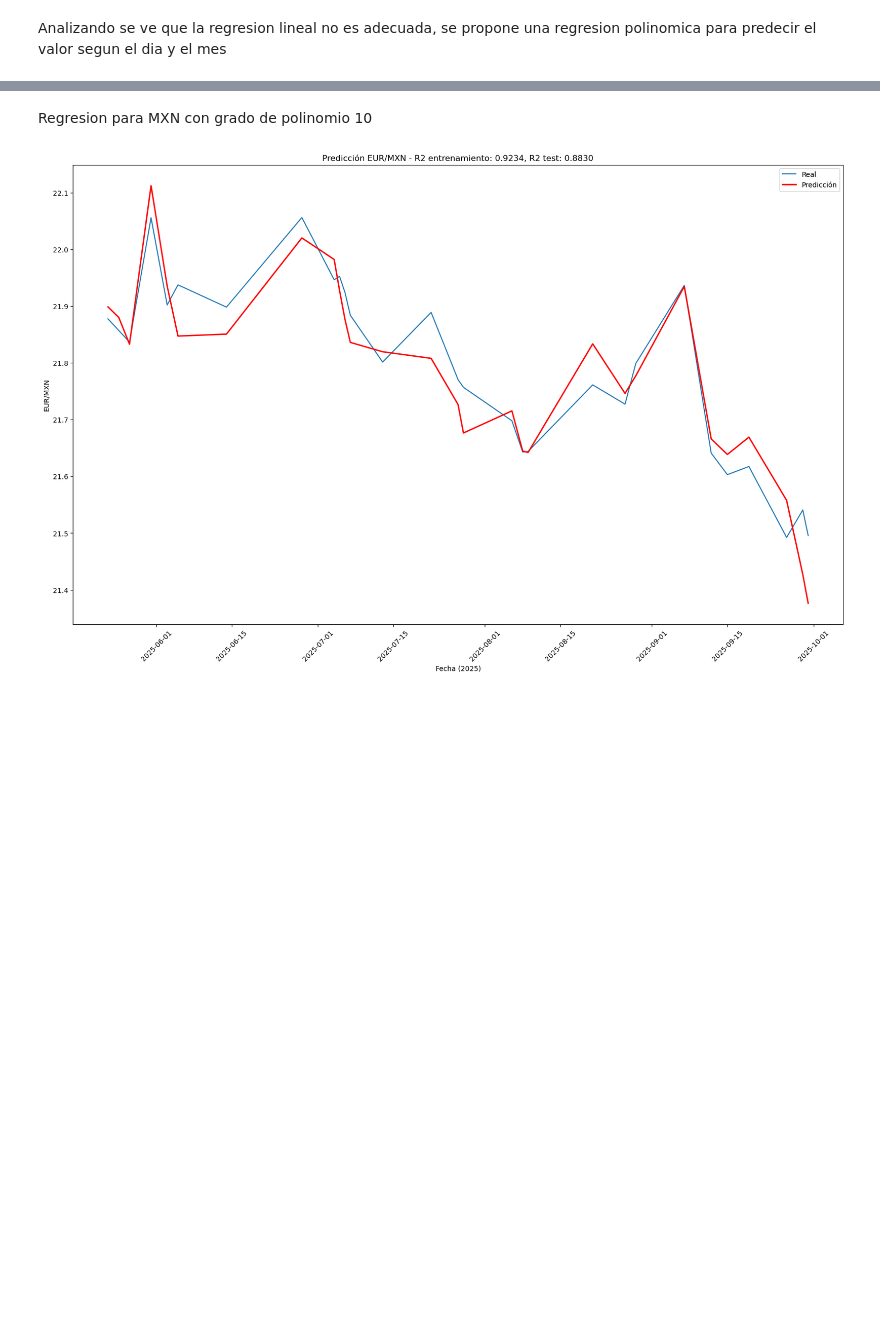
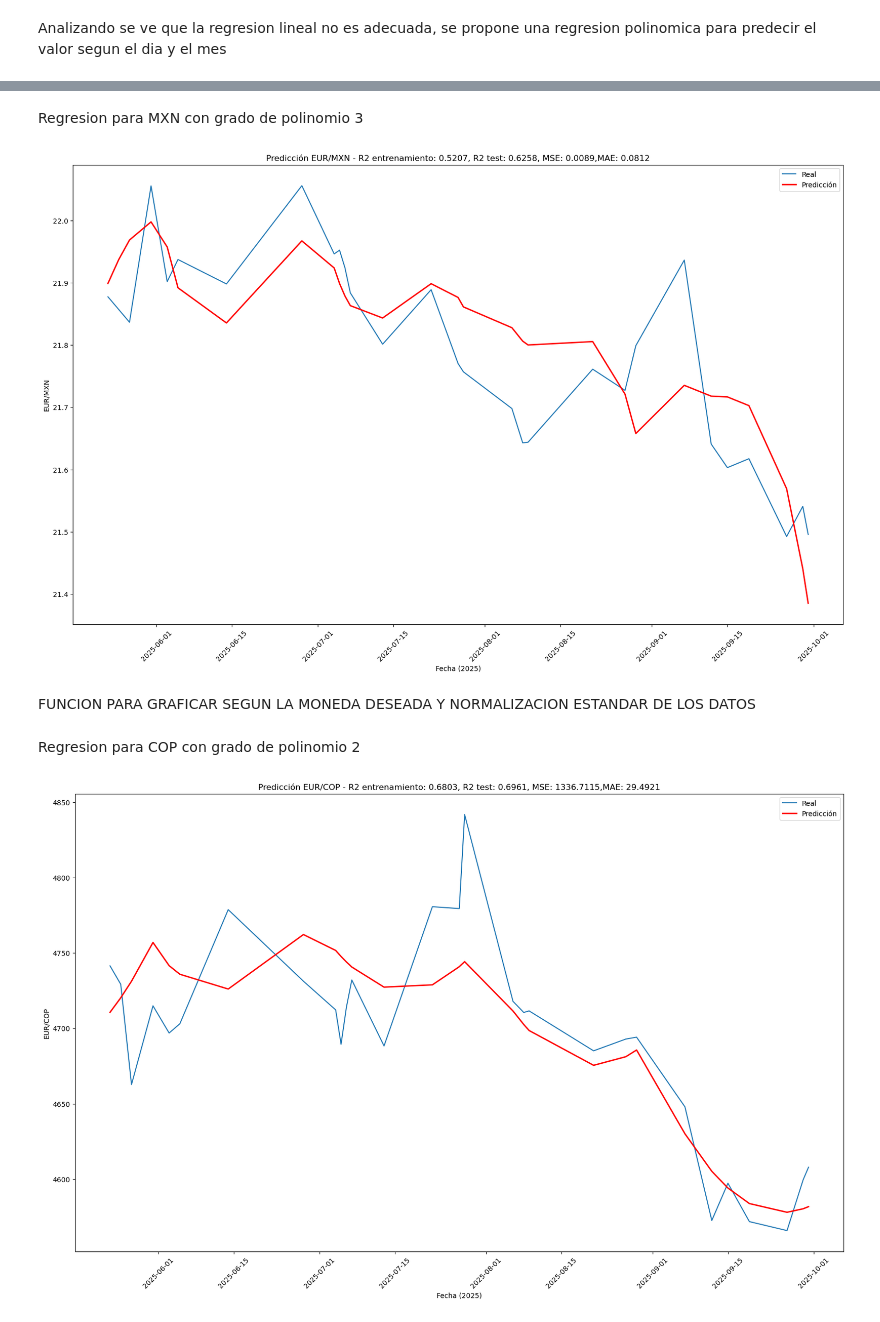
Before and after one commit to diegocv00/codes, a Jupyter notebook: Divisas/Divisas.ipynb, the cells around one changed output, grey strips where cells are left out. Saved outputs shown, nothing was run; the diff lists cells and outputs as text; code cells hidden in the pictures; blank space fills up the shorter version.

```diff
--- a/Divisas/Divisas.ipynb
+++ b/Divisas/Divisas.ipynb
@@ -175,6 +182,56 @@ graficar_prediccion_moneda("USD",10)
 # %% [markdown]
-Regresion para MXN con grado de polinomio 10
+Regresion para MXN con grado de polinomio 3
 # %%
-graficar_prediccion_moneda("MXN",10)
+graficar_prediccion_moneda_con_normalizacion_Min_Max("MXN",3)
 # %% [output]
-[figure, old version]
+[figure, new version]
+# %% [markdown]
+FUNCION PARA GRAFICAR SEGUN LA MONEDA DESEADA Y NORMALIZACION ESTANDAR DE LOS DATOS
+# %%
+def graficar_prediccion_moneda_con_normalizacion_estandar(moneda:str,grado_polinomio:int):
+    # Preparar datos
+    x = df_divisas[["Mes", "Dia"]]
+    y = df_divisas[moneda]
+    x_train, x_test, y_train, y_test = train_test_split(x, y, test_size=0.20, random_state=50)
+
+    # Modelo
+    polinomio = PolynomialFeatures(degree=grado_polinomio)
+    x_polinomio = polinomio.fit_transform(x_train)
+    modelo = make_pipeline(StandardScaler(),LinearRegression())
+    modelo.fit(x_polinomio, y_train)
+
+    # Predicción
+    x_polinomio_test = polinomio.transform(x_test)
+    prediccion = modelo.predict(x_polinomio_test)
+
+    # R2
+    r2_train = modelo.score(x_polinomio, y_train)
+    r2_test = r2_score(y_test, prediccion)
+    #Errores
+    mse = mean_squared_error(y_test, prediccion)
+    mae = mean_absolute_error(y_test, prediccion)
+
+    # Fecha para graficar
+    fechas_test = df_divisas.loc[x_test.index, 'fecha']
+    df_plot = pd.DataFrame({
+        'fecha': fechas_test,
+        'real': y_test.values,
+        'prediccion': prediccion
+    }).sort_values('fecha')
+
+    # Graficar
+    plt.figure(figsize=(20, 12))
+    plt.plot(df_plot['fecha'], df_plot['real'], label='Real')
+    plt.plot(df_plot['fecha'], df_plot['prediccion'], color='red', label='Predicción', linewidth=2)
+    plt.xlabel('Fecha (2025)')
+    plt.ylabel(f'EUR/{moneda}')
+    plt.title(f'Predicción EUR/{moneda} - R2 entrenamiento: {r2_train:.4f}, R2 test: {r2_test:.4f}, MSE: {mse:.4f},MAE: {mae:.4f}')
+    plt.legend()
+    plt.xticks(rotation=45)
+    plt.show()
+# %% [markdown]
+Regresion para COP con grado de polinomio 2
+# %%
+graficar_prediccion_moneda_con_normalizacion_estandar("COP",2)
+# %% [output]
+[figure, added]
```
Also changed, not shown: parts of 27 cells of this notebook.
